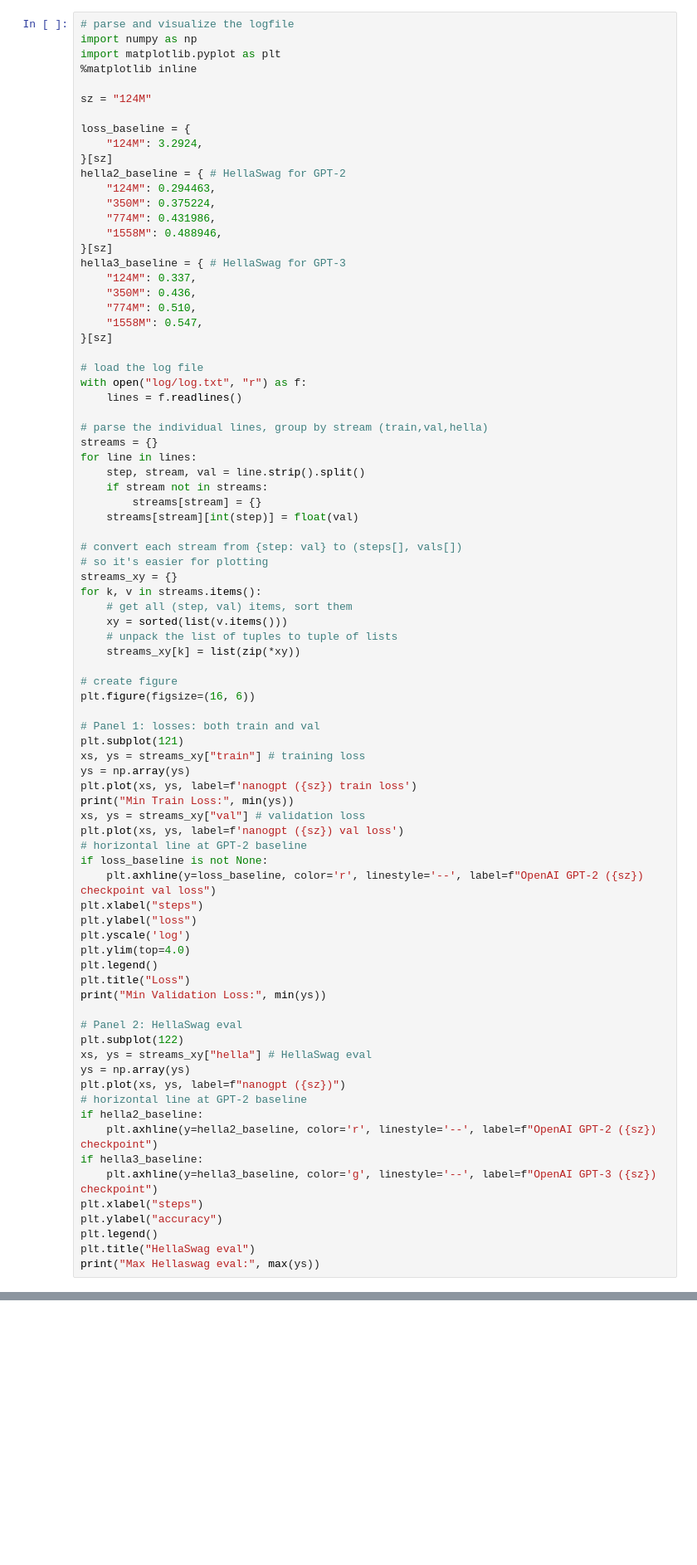
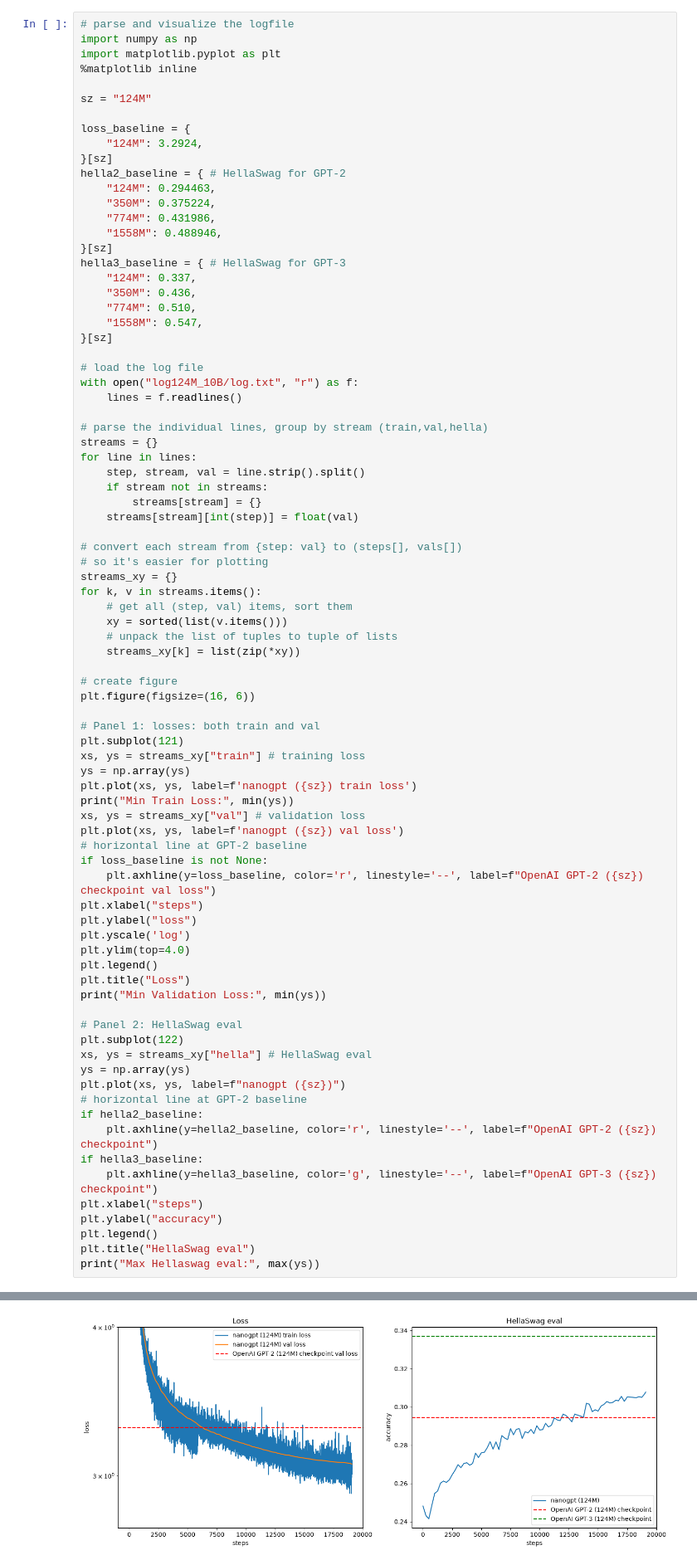
Before and after one commit to lennertjansen/gpt-from-scratch, a Jupyter notebook: plot.ipynb, the cells around one changed output, grey strips where cells are left out. Shown at 83% size. Drawn from its saved outputs; the diff is of its cells as text; blank space fills up the shorter version.

Commit message:
feat: add 124M 10B training log and plots

```diff
--- a/plot.ipynb
+++ b/plot.ipynb
@@ -23,7 +23,7 @@ hella3_baseline = { # HellaSwag for GPT-3
 }[sz]
 
 # load the log file
-with open("log/log.txt", "r") as f:
+with open("log124M_10B/log.txt", "r") as f:
     lines = f.readlines()
 
 # parse the individual lines, group by stream (train,val,hella)
@@ -80,3 +80,4 @@ plt.ylabel("accuracy")
 plt.legend()
 plt.title("HellaSwag eval")
 print("Max Hellaswag eval:", max(ys))
+# %% [output]
@@ -82,0 +87 @@ print("Max Hellaswag eval:", max(ys))
+[figure, added]
```
Also changed, not shown: parts of 1 cell of this notebook.
